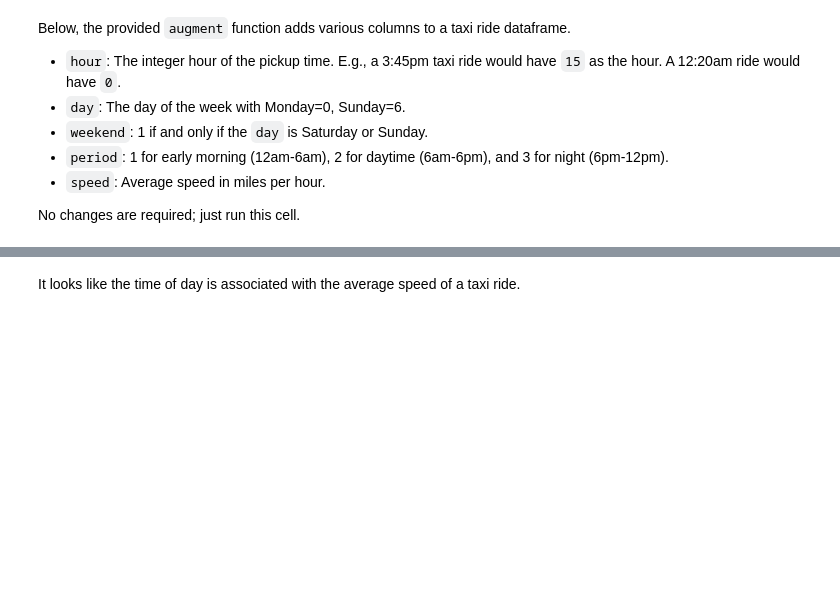
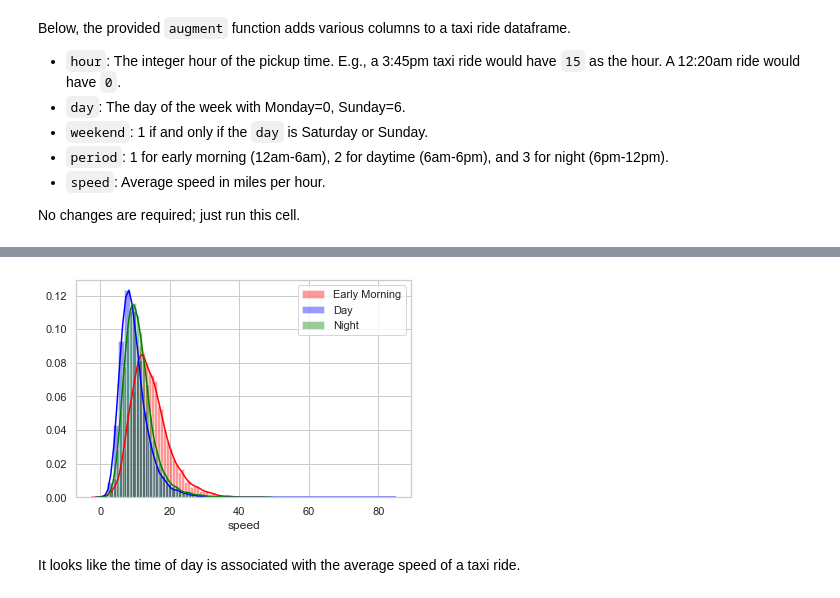
Before and after one commit to sdulaney/UCLA-CS-188-Data-Science-Fundamentals, a Jupyter notebook: proj3-new/proj3.ipynb, the cells around one changed output, grey strips where cells are left out. Saved outputs shown, nothing was run; the diff lists cells and outputs as text; code cells hidden in the pictures; blank space fills up the shorter version.

```diff
--- a/proj3-new/proj3.ipynb
+++ b/proj3-new/proj3.ipynb
@@ -404,7 +404,6 @@ format: image
 <!-- EXPORT TO PDF -->
 # %%
 # I first interpreted the problem as asking for Duration by Date
-sns.set(style="whitegrid")
 ax = sns.boxplot(x=train["date"], y=train["duration"])
 ax.set_xticklabels(ax.get_xticklabels(), rotation=90)
 ax.set_title('Duration by Date')
@@ -413,7 +412,6 @@ Text(0.5, 1.0, 'Duration by Date')
 [figure]
 # %%
 # But per the next problem it seems it may be asking for Duration by Day of Week
-sns.set(style="whitegrid")
 ax = sns.boxplot(x=train["date"].dt.day_name(), y=train["duration"], order=["Sunday", \
             "Monday", "Tuesday", "Wednesday", "Thursday", "Friday", "Saturday"])
 ax.set_xticklabels(ax.get_xticklabels(), rotation=90)
@@ -486,3 +501,10 @@ format: image
+# %%
+ax = sns.distplot(train[train["period"] == 1]["speed"], color="red", label="Early Morning")
+ax = sns.distplot(train[train["period"] == 2]["speed"], color="blue", label="Day")
+ax = sns.distplot(train[train["period"] == 3]["speed"], color="green", label="Night")
+ax = ax.legend()
+# %% [output]
+[figure, added]
 # %% [markdown]
 It looks like the time of day is associated with the average speed of a taxi ride.
 # %% [markdown]
```
Also changed, not shown: parts of 4 cells of this notebook.
